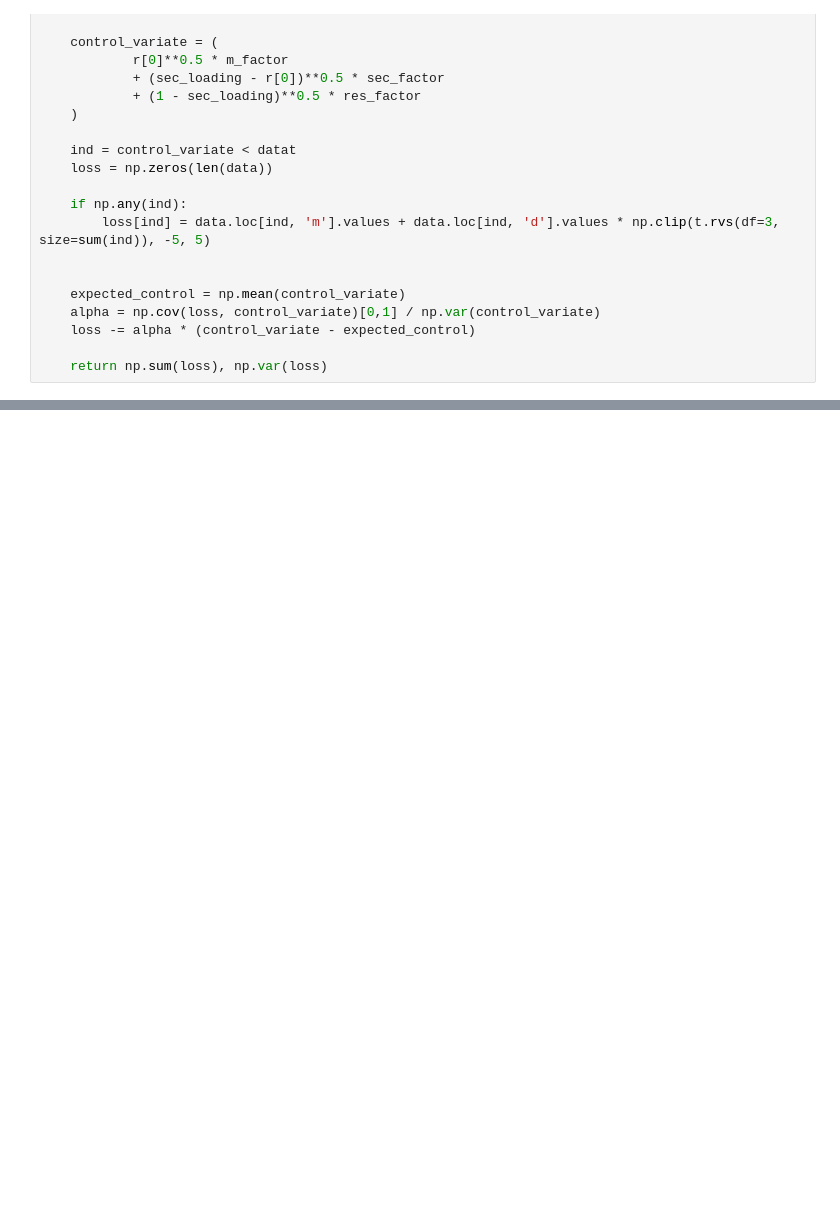
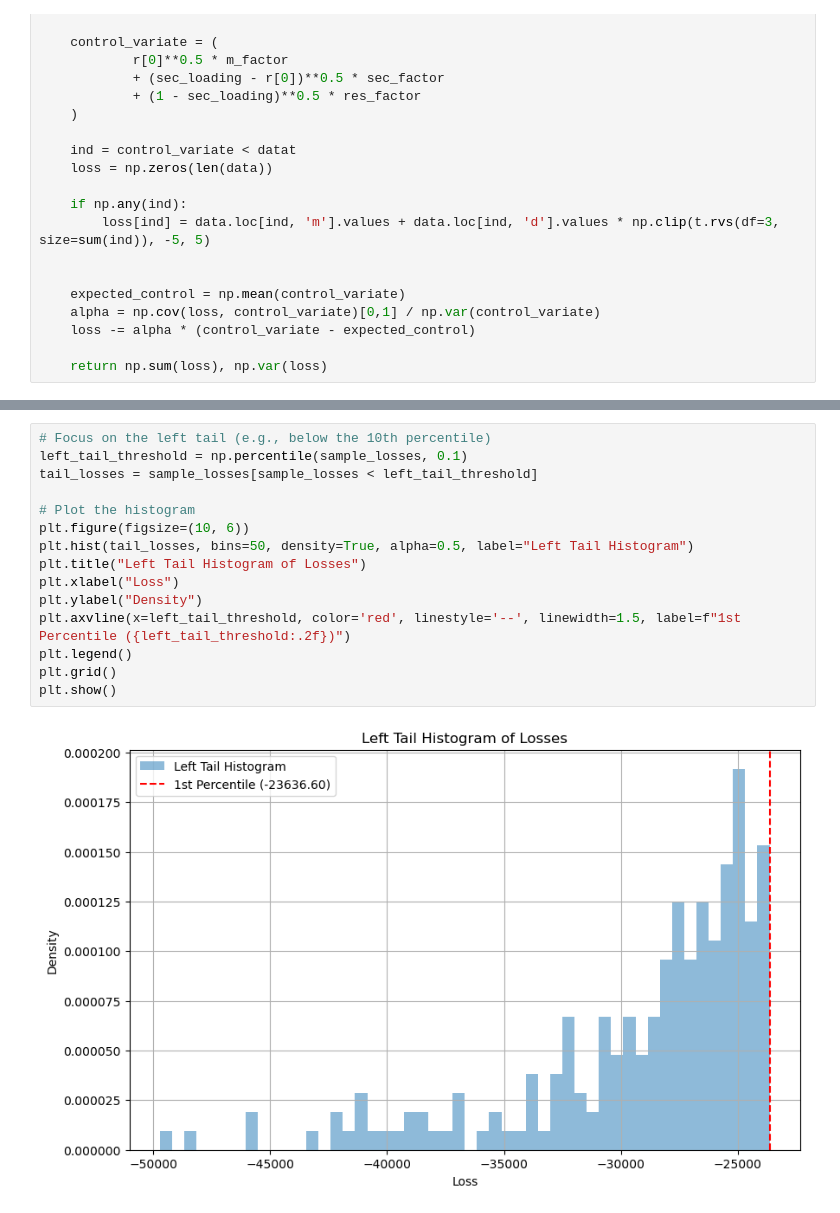
Before and after one commit to akrokosz/gs_quant_mc, a Jupyter notebook: finalito.ipynb, the cells around one changed output, grey strips where cells are left out. Saved outputs shown, nothing was run; the diff lists cells and outputs as text; blank space fills up the shorter version.

```diff
--- a/finalito.ipynb
+++ b/finalito.ipynb
@@ -108,0 +114,17 @@ plt.show()
+# %%
+# Focus on the left tail (e.g., below the 10th percentile)
+left_tail_threshold = np.percentile(sample_losses, 0.1)
+tail_losses = sample_losses[sample_losses < left_tail_threshold]
+
+# Plot the histogram
+plt.figure(figsize=(10, 6))
+plt.hist(tail_losses, bins=50, density=True, alpha=0.5, label="Left Tail Histogram")
+plt.title("Left Tail Histogram of Losses")
+plt.xlabel("Loss")
+plt.ylabel("Density")
+plt.axvline(x=left_tail_threshold, color='red', linestyle='--', linewidth=1.5, label=f"1st Percentile ({left_tail_threshold:.2f})")
+plt.legend()
+plt.grid()
+plt.show()
+# %% [output]
+[figure, added]
```
Also changed, not shown: parts of 14 cells of this notebook, 1 other file.
